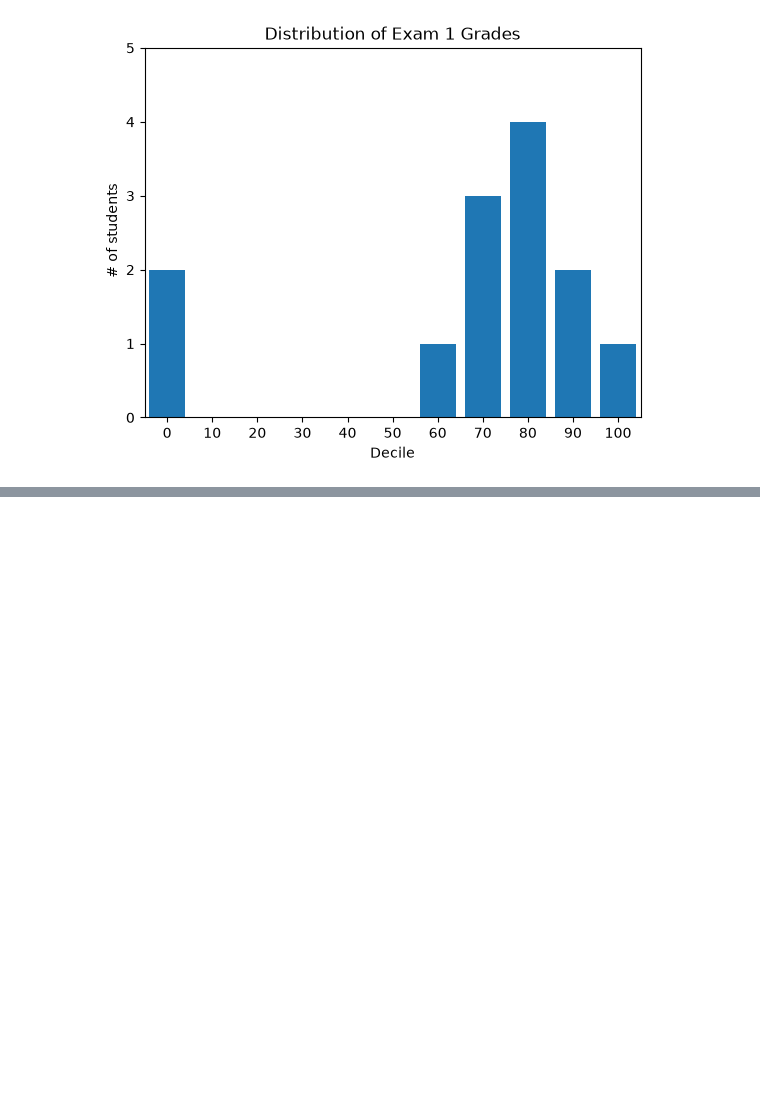
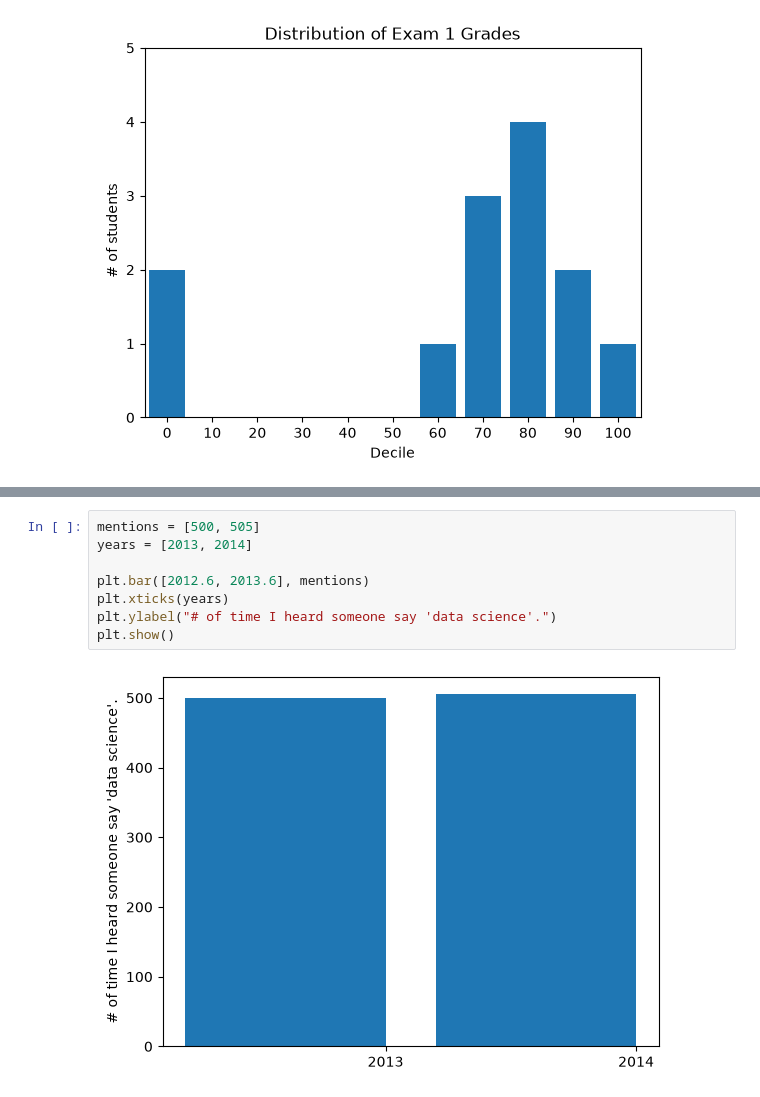
Before and after one commit to mat6099/Machine_Learning_Shelly, a Jupyter notebook: DataScienceFromScratch/CH3_VisualisingData.ipynb, the cells around one changed output, grey strips where cells are left out. Drawn from its saved outputs; the diff is of its cells as text; blank space fills up the shorter version.

```diff
--- a/DataScienceFromScratch/CH3_VisualisingData.ipynb
+++ b/DataScienceFromScratch/CH3_VisualisingData.ipynb
@@ -118,0 +108,10 @@ plt.title("Age Distribution")
+# %%
+mentions = [500, 505]
+years = [2013, 2014]
+
+plt.bar([2012.6, 2013.6], mentions)
+plt.xticks(years)
+plt.ylabel("# of time I heard someone say 'data science'.")
+plt.show()
+# %% [output]
+[figure, added]
```
Also changed, not shown: parts of 6 cells of this notebook.
